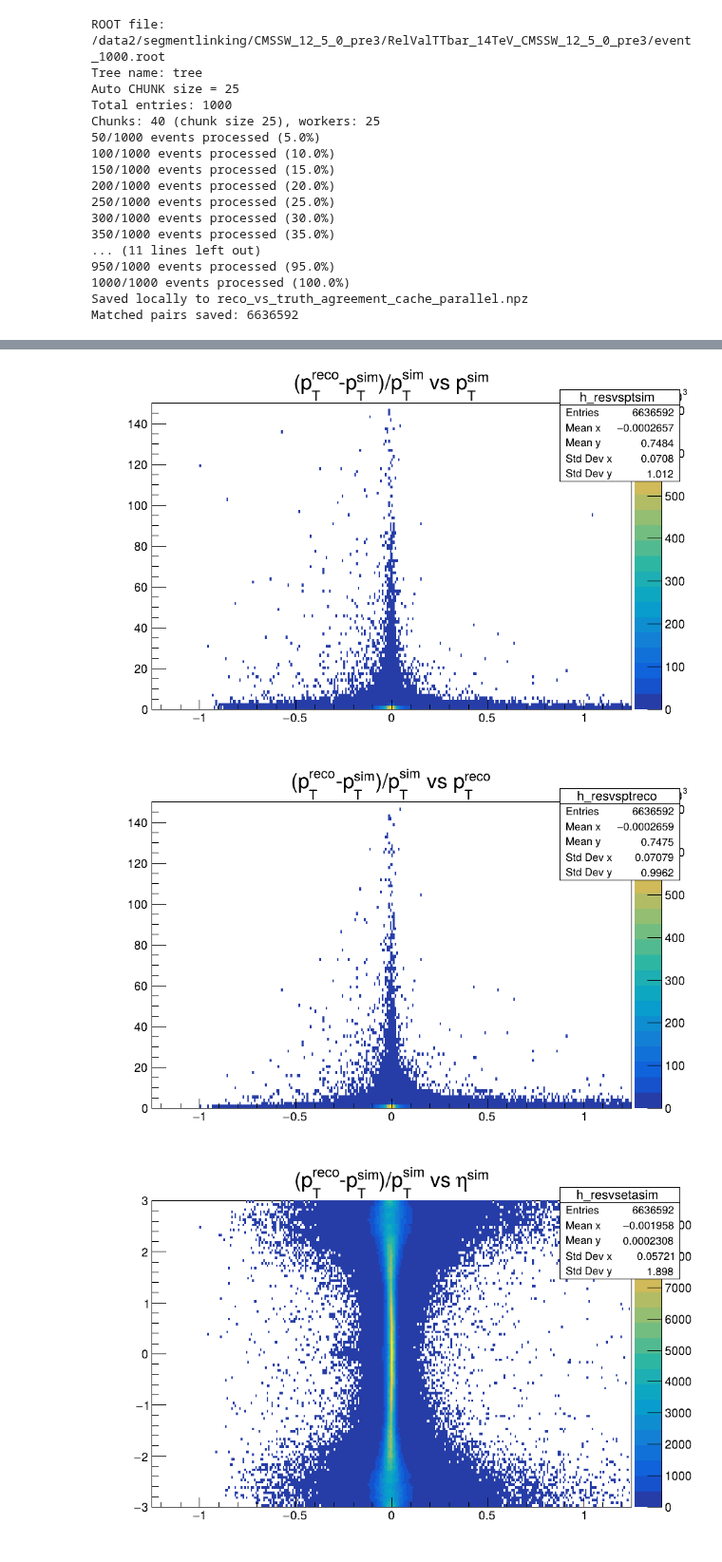
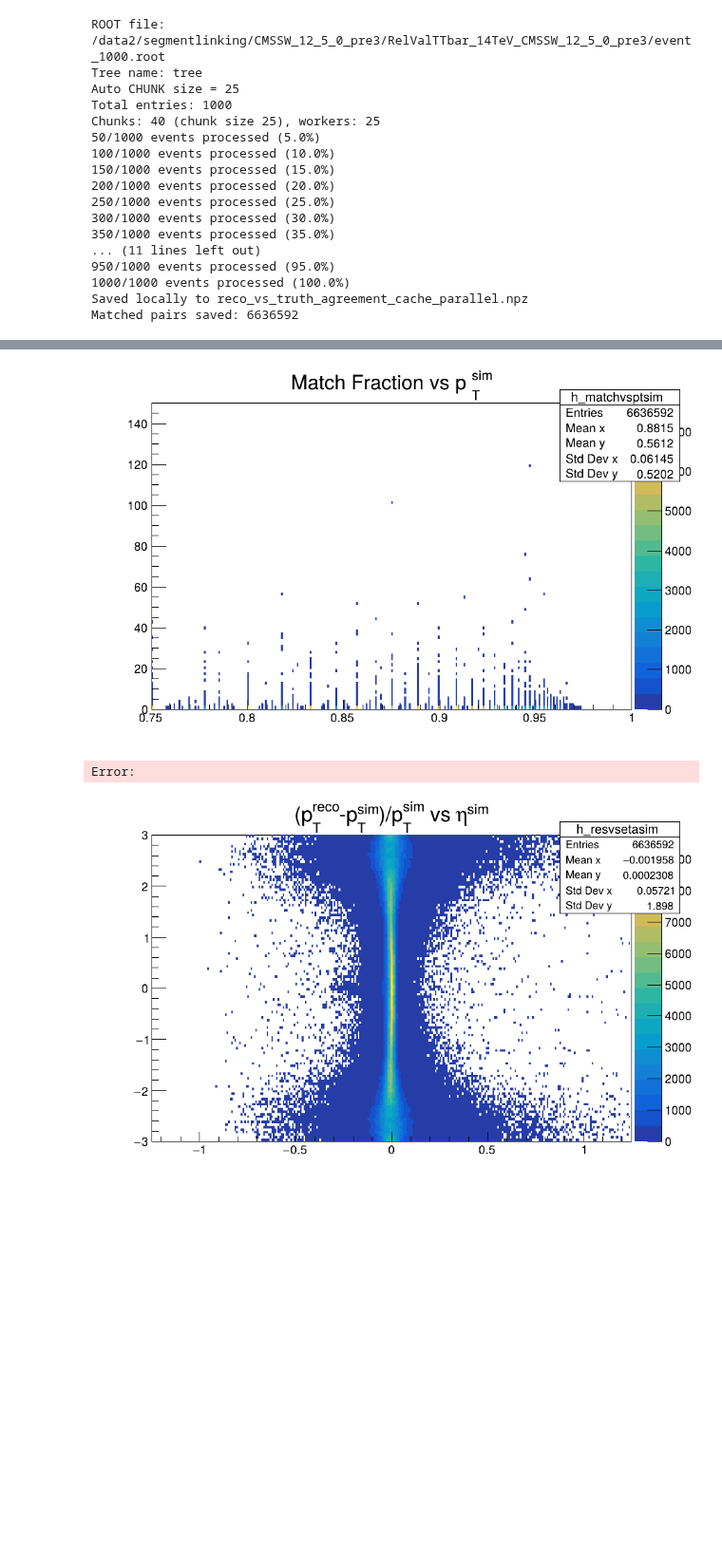
Before and after one commit to loganprosser/rootanalysis, a Jupyter notebook: pyroot/SimToRicoParalell.ipynb, the cells around one changed output, grey strips where cells are left out. Shown at 95% size. Cells and saved outputs as stored; diff of their text form; code cells hidden in the pictures; blank space fills up the shorter version.

Commit message:
new efficiency plot

```diff
--- a/pyroot/SimToRicoParalell.ipynb
+++ b/pyroot/SimToRicoParalell.ipynb
@@ -743,5 +743,17 @@ Attributes:
   accept_ratio
 Valid matched pairs: 6636592
+# %%
+h_matchvsptsim = ROOT.TH2F("h_matchvsptsim",
+                     "Match Fraction vs p_{T}^{sim}",
+                     300, .75, 1.0,
+                     100, 0, 150)
+for x, y in zip(match_frac, sim_pt):
+    h_matchvsptsim.Fill(float(x), float(y))
+c_matchvsptsim = ROOT.TCanvas("c_matchvsptsim", "match vs ptsim", 900, 600)
+h_matchvsptsim.Draw("COLZ")
+c_matchvsptsim.Draw()
+# %% [output]
+[figure, added]
 # %%
 # =========================
 # Comparing Residuals to Simulated Track Characteristics
@@ -771,16 +783,15 @@ c_resvsptreco.Draw()
 
 h_matchvsptsim = ROOT.TH2F("h_matchvsptsim",
                      "Match Fraction vs p_{T}^{sim}",
-                     300, -1.25, 1.25,
+                     300, 0, 1.0,
                      100, 0, 150)
-for x, y in zip(dptpt, reco_pt):
+for x, y in zip(match_frac, sim_pt):
     h_resvsptreco.Fill(float(x), float(y))
 c_matchvsptsim = ROOT.TCanvas("c_matchvsptsim", "match vs ptsim", 900, 600)
 h_matchvsptsim.Draw("COLZ")
 c_matchvsptsim.Draw()
 # %% [output]
-[figure, removed]
-[figure, removed]
+Error:
 # %%
 # =========================
 # dptpt vs eta (sim and reco)
```
Also changed, not shown: parts of 2 cells of this notebook.
